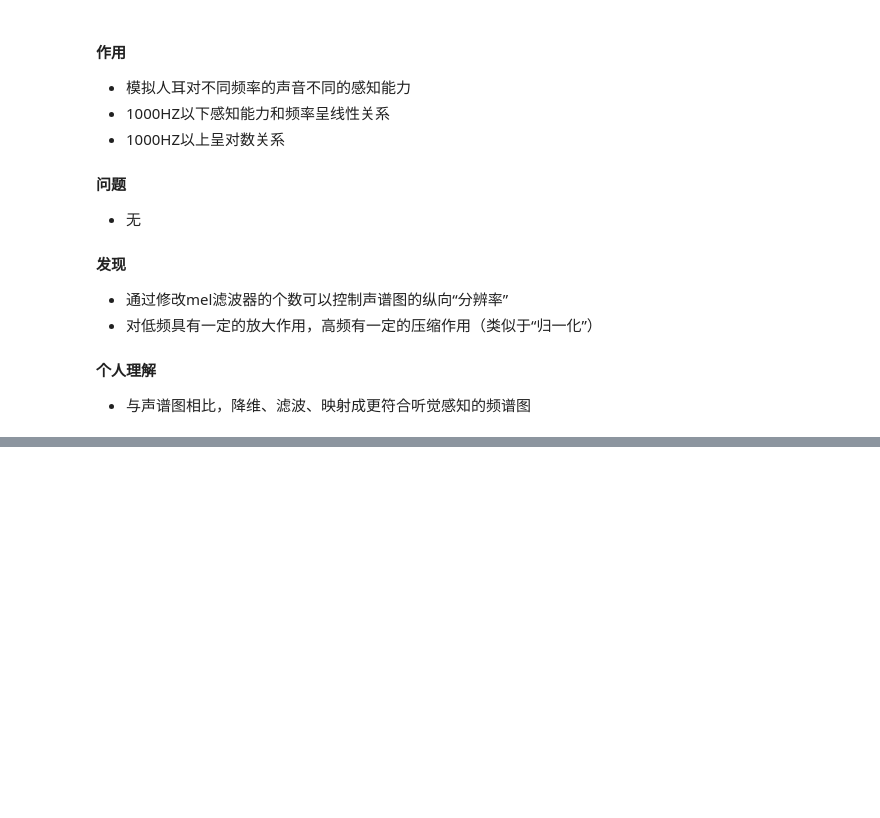
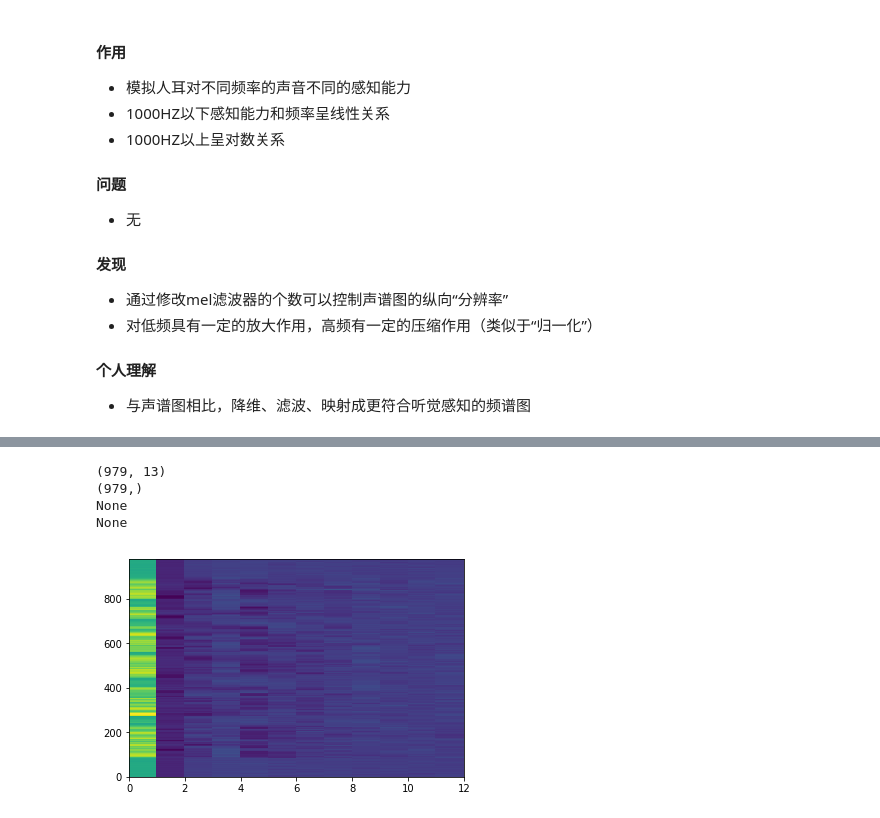
Before and after one commit to wangtianrui/sounds_pretreatment, a Jupyter notebook: py3_main.ipynb, the cells around one changed output, grey strips where cells are left out. Saved outputs shown, nothing was run; the diff lists cells and outputs as text; code cells hidden in the pictures; blank space fills up the shorter version.

```diff
--- a/py3_main.ipynb
+++ b/py3_main.ipynb
@@ -262,0 +286,14 @@ drawer_utils.plot_colorbar(mel_spec.astype("float"))
+# %%
+plp_ = plp.get_plp(audio,sampling_freq,rasta=False)
+for i in range(len(plp_)):
+    if plp_[i] is None:
+        print("None")
+    else:
+        print(plp_[i].shape)
+drawer_utils.plot_colormesh(plp_[0])
+# %% [output]
+(979, 13)
+(979,)
+None
+None
+[figure, added]
```
Also changed, not shown: parts of 13 cells of this notebook, 4 other files.
